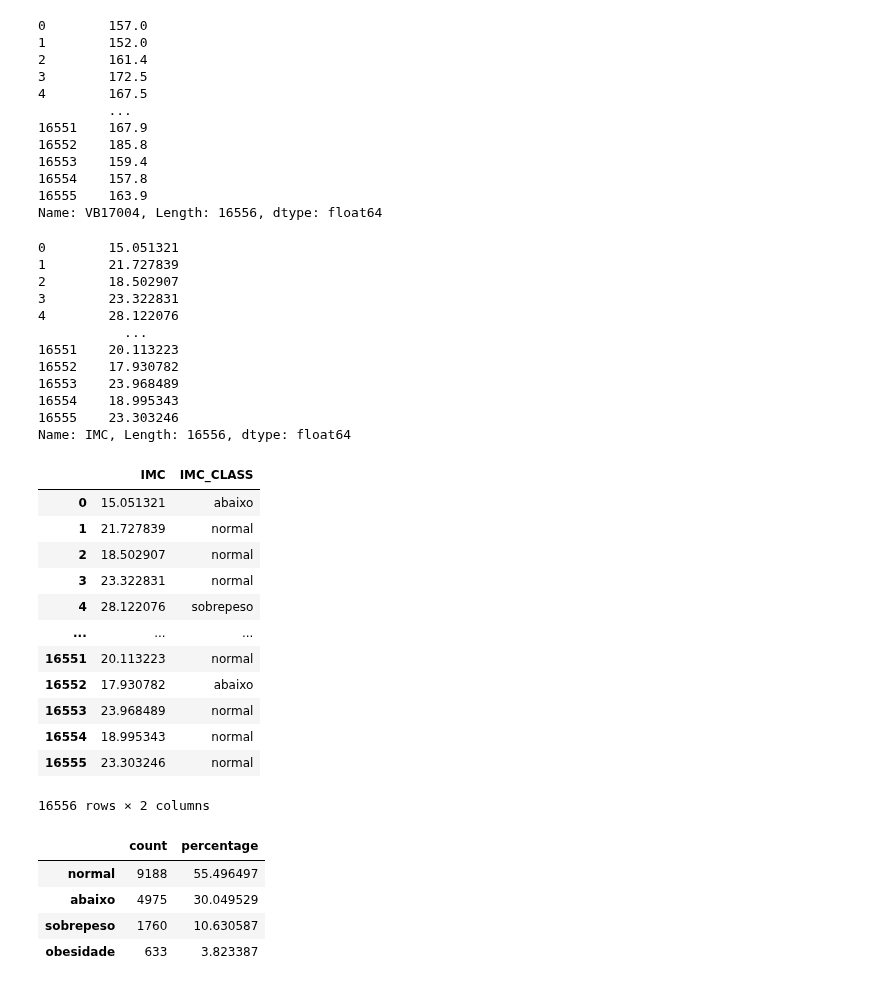
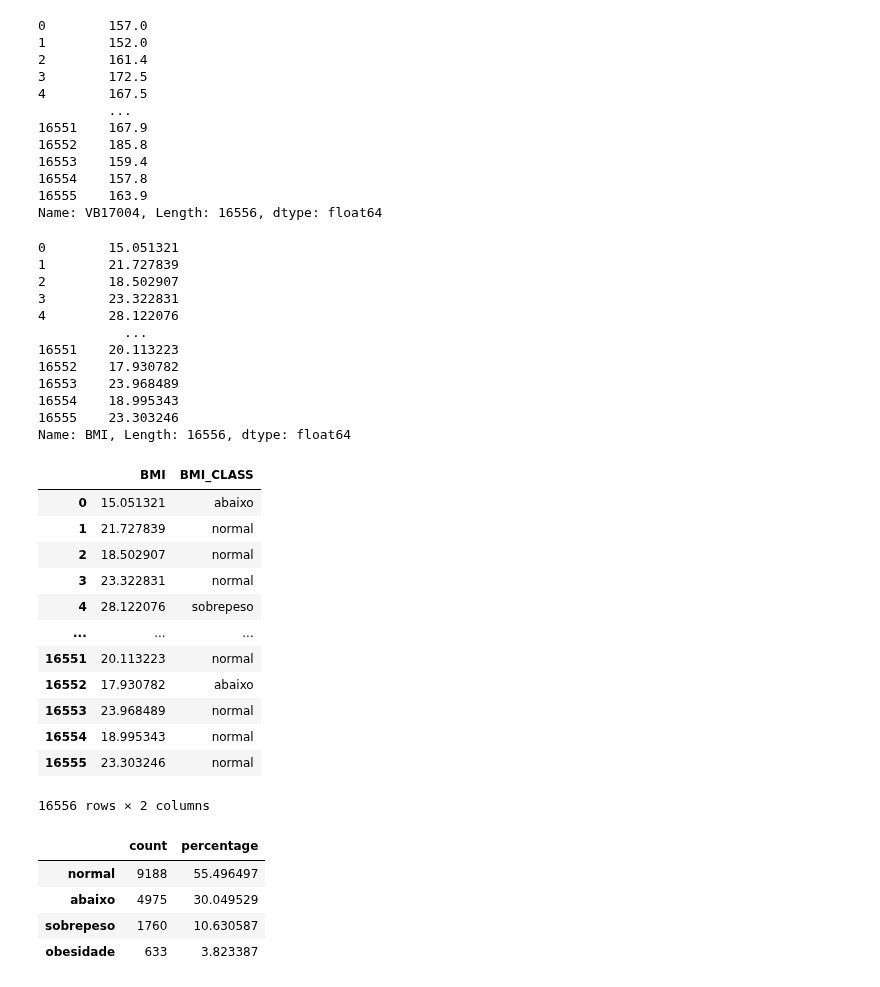
Before and after one commit to gabrielatrindade/alura-bootcamp, a Jupyter notebook: module3/pense_2015.ipynb, the cells around one changed output. Drawn from its saved outputs; the diff is of its cells as text; code cells hidden in the pictures.

Commit message:
module3: pense 2015: lesson 4: done challenges lesson 4: done

```diff
--- a/module3/pense_2015.ipynb
+++ b/module3/pense_2015.ipynb
@@ -411,11 +413,11 @@ pense_2015['VB17004']
 16555    163.9
 Name: VB17004, Length: 16556, dtype: float64
 # %%
-pense_2015['IMC'] = (pense_2015['VB17003'] /
+pense_2015['BMI'] = (pense_2015['VB17003'] /
                      ((pense_2015['VB17004']/100)**2))
 
 
-pense_2015['IMC']
+pense_2015['BMI']
 # %% [output]
 0        15.051321
 1        21.727839
@@ -428,21 +430,21 @@ pense_2015['IMC']
 16553    23.968489
 16554    18.995343
 16555    23.303246
-Name: IMC, Length: 16556, dtype: float64
+Name: BMI, Length: 16556, dtype: float64
 # %%
-classification_imc = [0, 18.5, 25, 30, 60]
-labels_imc = ['abaixo', 'normal', 'sobrepeso', 'obesidade']
+classification_bmi = [0, 18.5, 25, 30, 60]
+labels_bmi = ['abaixo', 'normal', 'sobrepeso', 'obesidade']
 
-pense_2015['IMC_CLASS'] = \
-    pd.cut(x=pense_2015['IMC'],
-           bins=classification_imc,
-           labels=labels_imc,
+pense_2015['BMI_CLASS'] = \
+    pd.cut(x=pense_2015['BMI'],
+           bins=classification_bmi,
+           labels=labels_bmi,
            include_lowest=True)
 
 
-pense_2015[['IMC', 'IMC_CLASS']]
+pense_2015[['BMI', 'BMI_CLASS']]
 # %% [output]
-|  | IMC | IMC_CLASS |
+|  | BMI | BMI_CLASS |
 | 0 | 15.051321 | abaixo |
 | 1 | 21.727839 | normal |
 | 2 | 18.502907 | normal |
```
Also changed, not shown: parts of 41 cells of this notebook.
